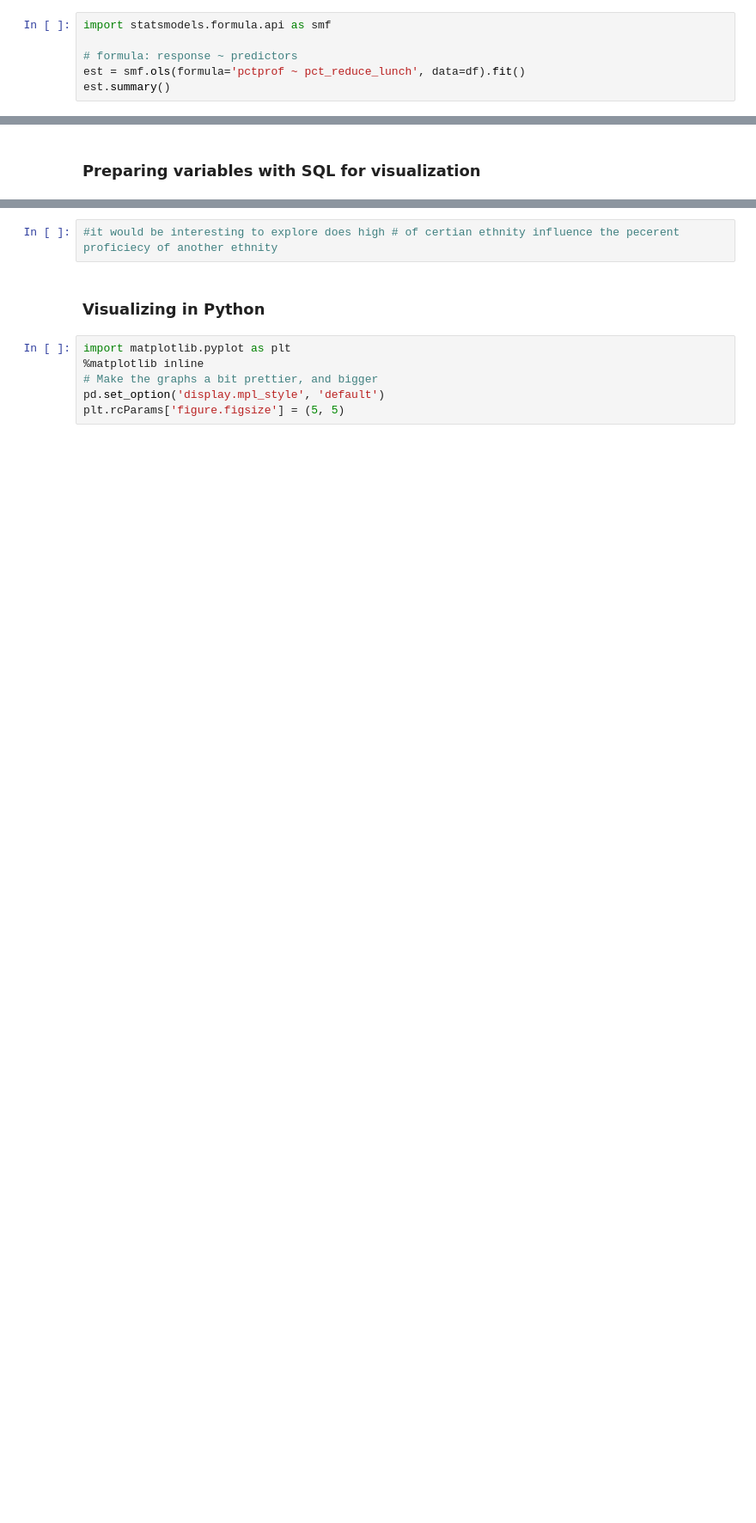
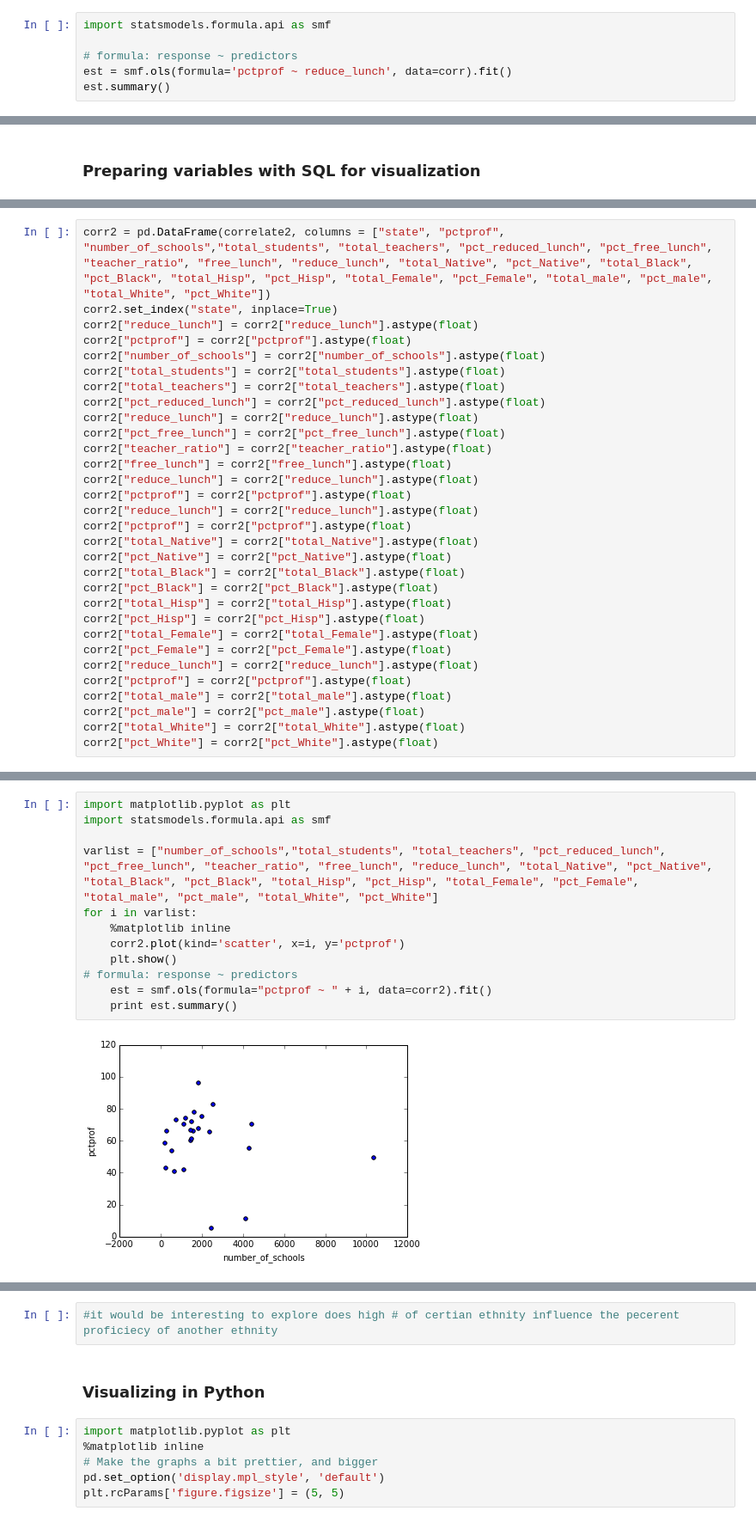
Before and after one commit to ameliachu/usElementaryRLAscores, a Jupyter notebook: Final_Project_Clean_1202.ipynb, the cells around one changed output, grey strips where cells are left out. Shown at 86% size. Cells and saved outputs as stored; diff of their text form; blank space fills up the shorter version.

Commit message:
Attempt to import all 91122 records & running regressions
with help from Professor Panos Ipeirotis

```diff
--- a/Final_Project_Clean_1202.ipynb
+++ b/Final_Project_Clean_1202.ipynb
@@ -270,5 +474,5 @@ df.plot(kind='scatter', x='', y='')
 import statsmodels.formula.api as smf
 
 # formula: response ~ predictors
-est = smf.ols(formula='pctprof ~ pct_reduce_lunch', data=df).fit()
+est = smf.ols(formula='pctprof ~ reduce_lunch', data=corr).fit()
 est.summary()
@@ -461,0 +496,31 @@ GROUP BY ST.name \
+# %%
+corr2 = pd.DataFrame(correlate2, columns = ["state", "pctprof", "number_of_schools","total_students", "total_teachers", "pct_reduced_lunch", "pct_free_lunch", "teacher_ratio", "free_lunch", "reduce_lunch", "total_Native", "pct_Native", "total_Black", "pct_Black", "total_Hisp", "pct_Hisp", "total_Female", "pct_Female", "total_male", "pct_male", "total_White", "pct_White"])
+corr2.set_index("state", inplace=True)
+corr2["reduce_lunch"] = corr2["reduce_lunch"].astype(float)
+corr2["pctprof"] = corr2["pctprof"].astype(float)
+corr2["number_of_schools"] = corr2["number_of_schools"].astype(float)
+corr2["total_students"] = corr2["total_students"].astype(float)
+corr2["total_teachers"] = corr2["total_teachers"].astype(float)
+corr2["pct_reduced_lunch"] = corr2["pct_reduced_lunch"].astype(float)
+corr2["reduce_lunch"] = corr2["reduce_lunch"].astype(float)
+corr2["pct_free_lunch"] = corr2["pct_free_lunch"].astype(float)
+corr2["teacher_ratio"] = corr2["teacher_ratio"].astype(float)
+corr2["free_lunch"] = corr2["free_lunch"].astype(float)
+corr2["reduce_lunch"] = corr2["reduce_lunch"].astype(float)
+corr2["pctprof"] = corr2["pctprof"].astype(float)
+corr2["reduce_lunch"] = corr2["reduce_lunch"].astype(float)
+corr2["pctprof"] = corr2["pctprof"].astype(float)
+corr2["total_Native"] = corr2["total_Native"].astype(float)
+corr2["pct_Native"] = corr2["pct_Native"].astype(float)
+corr2["total_Black"] = corr2["total_Black"].astype(float)
+corr2["pct_Black"] = corr2["pct_Black"].astype(float)
+corr2["total_Hisp"] = corr2["total_Hisp"].astype(float)
+corr2["pct_Hisp"] = corr2["pct_Hisp"].astype(float)
+corr2["total_Female"] = corr2["total_Female"].astype(float)
+corr2["pct_Female"] = corr2["pct_Female"].astype(float)
+corr2["reduce_lunch"] = corr2["reduce_lunch"].astype(float)
+corr2["pctprof"] = corr2["pctprof"].astype(float)
+corr2["total_male"] = corr2["total_male"].astype(float)
+corr2["pct_male"] = corr2["pct_male"].astype(float)
+corr2["total_White"] = corr2["total_White"].astype(float)
+corr2["pct_White"] = corr2["pct_White"].astype(float)
@@ -461,0 +538,14 @@ GROUP BY ST.name \
+# %%
+import matplotlib.pyplot as plt
+import statsmodels.formula.api as smf
+
+varlist = ["number_of_schools","total_students", "total_teachers", "pct_reduced_lunch", "pct_free_lunch", "teacher_ratio", "free_lunch", "reduce_lunch", "total_Native", "pct_Native", "total_Black", "pct_Black", "total_Hisp", "pct_Hisp", "total_Female", "pct_Female", "total_male", "pct_male", "total_White", "pct_White"]
+for i in varlist:
+    %matplotlib inline
+    corr2.plot(kind='scatter', x=i, y='pctprof')
+    plt.show()
+# formula: response ~ predictors
+    est = smf.ols(formula="pctprof ~ " + i, data=corr2).fit()
+    print est.summary()
+# %% [output]
+[figure, added]
```
Also changed, not shown: parts of 66 cells of this notebook.
